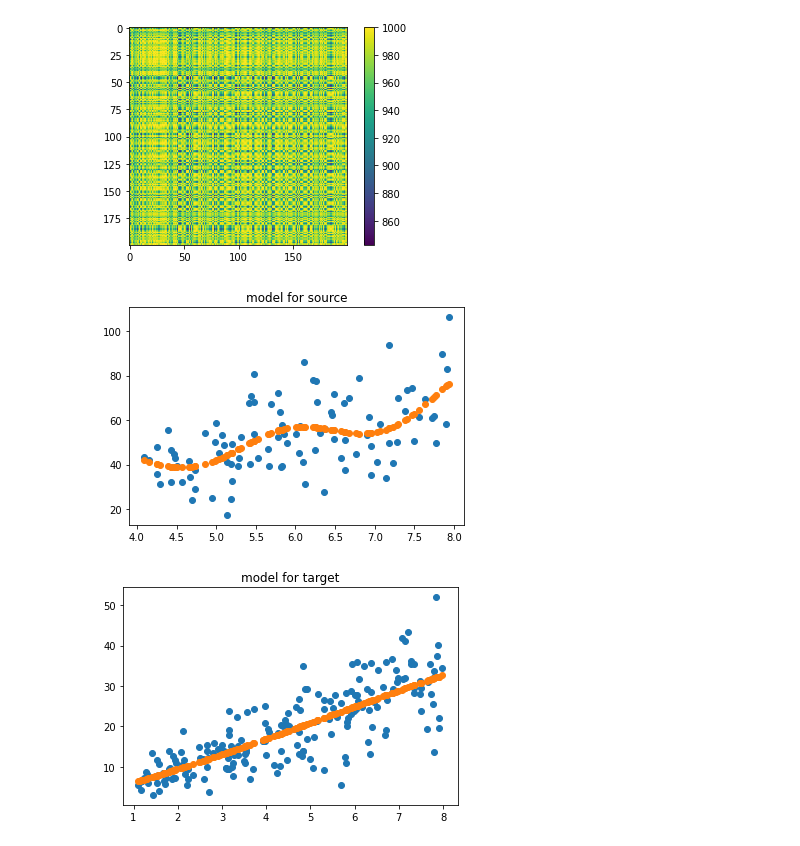
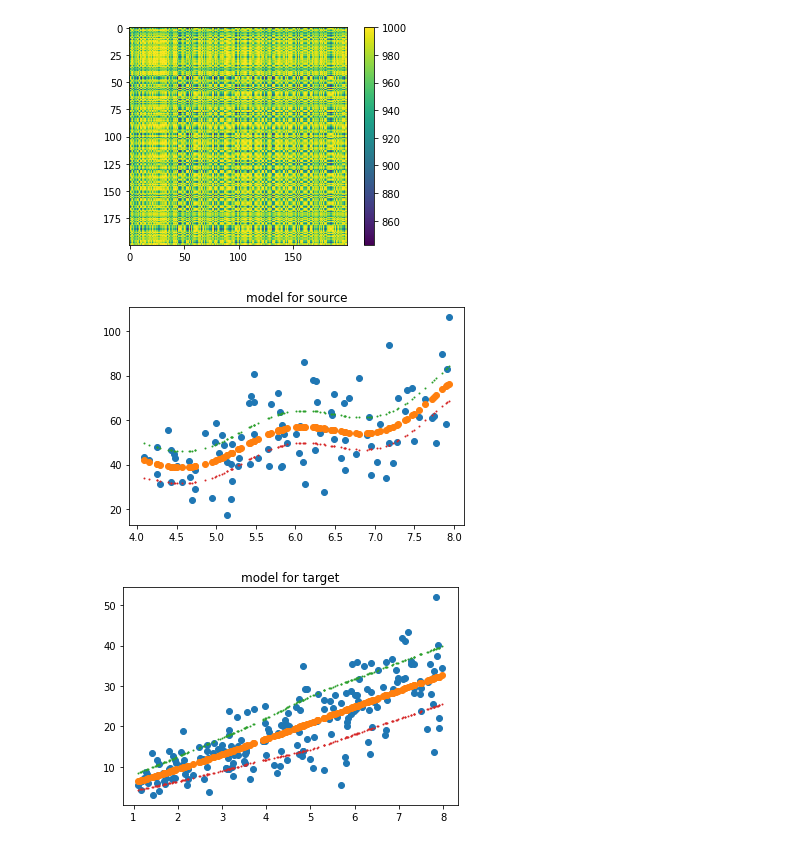
Before and after one commit to calvinmccarter/condo-adapter, a Jupyter notebook: examples/condo-continuous-confounder.ipynb, the cells around one changed output. Cells and saved outputs as stored; diff of their text form; code cells hidden in the pictures.

```diff
--- a/examples/condo-continuous-confounder.ipynb
+++ b/examples/condo-continuous-confounder.ipynb
@@ -127,13 +127,20 @@ plt.colorbar();
 [figure]
 # %%
 plt.figure()
-plt.scatter(cder.gpS_.X_train_,cder.gpS_.y_train_);
-plt.scatter(cder.gpS_.X_train_,cder.gpS_.predict(cder.gpS_.X_train_));
+plt.scatter(cder.gpS_.X_train_, cder.gpS_.y_train_);
+pred_mu, pred_sigma = cder.gpS_.predict(cder.gpS_.X_train_, return_std=True);
+plt.scatter(cder.gpS_.X_train_, pred_mu);
+plt.scatter(cder.gpS_.X_train_, pred_mu+pred_sigma, s=1);
+plt.scatter(cder.gpS_.X_train_, pred_mu-pred_sigma, s=1);
 plt.title('model for source');
+
 plt.figure()
-plt.scatter(cder.gpT_.X_train_,cder.gpT_.y_train_);
-plt.scatter(cder.gpT_.X_train_,cder.gpT_.predict(cder.gpT_.X_train_));
+plt.scatter(cder.gpT_.X_train_, cder.gpT_.y_train_);
+pred_mu, pred_sigma = cder.gpT_.predict(cder.gpT_.X_train_, return_std=True);
+plt.scatter(cder.gpT_.X_train_, pred_mu);
+plt.scatter(cder.gpT_.X_train_, pred_mu+pred_sigma, s=1);
+plt.scatter(cder.gpT_.X_train_, pred_mu-pred_sigma, s=1);
 plt.title('model for target');
 # %% [output]
-[figure, old version]
+[figure, new version]
-[figure, old version]
+[figure, new version]
```
